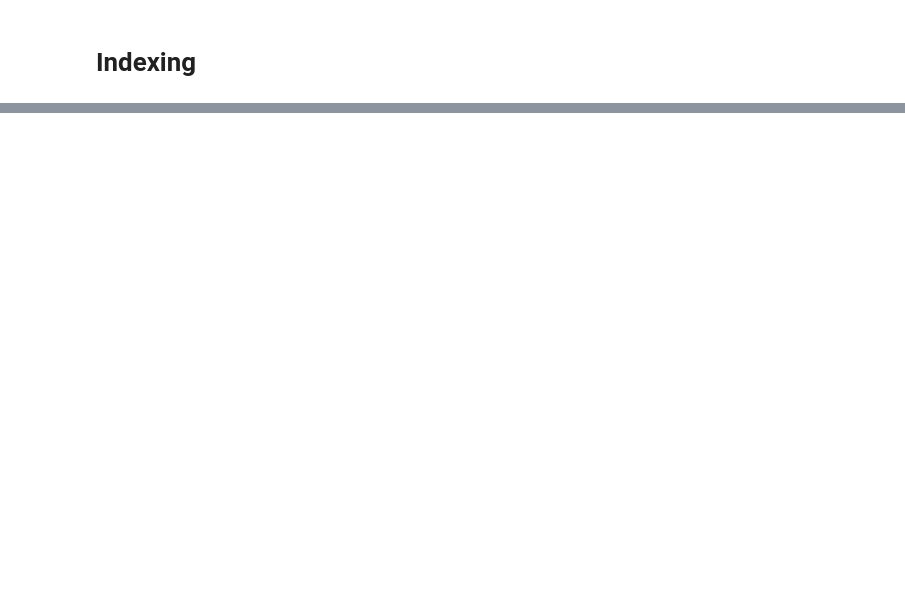
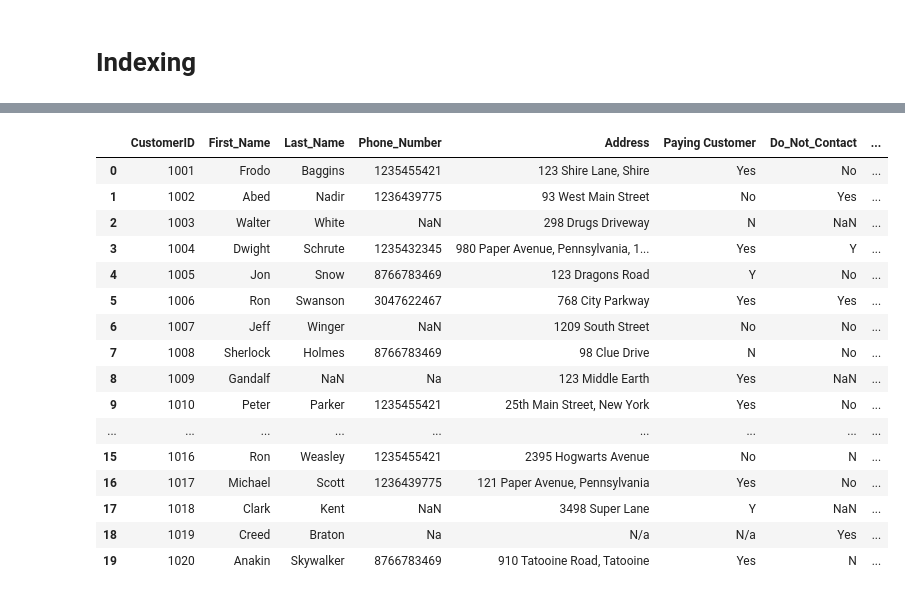
Before and after one commit to Brian342/Jupyter_NoteBook, a Jupyter notebook: pandas.ipynb, the cells around one changed output, grey strips where cells are left out. Cells and saved outputs as stored; diff of their text form; code cells hidden in the pictures; blank space fills up the shorter version.

```diff
--- a/pandas.ipynb
+++ b/pandas.ipynb
@@ -321,0 +427,8 @@ Name: (Europe, Albania), dtype: object
+# %%
+# df['Last_Name'].str.lstrip("...")
+# df['Last_Name'] = df['Last_Name'].str.lstrip("/")
+# df['Last_Name'] = df['Last_Name'].str.lstrip("...")
+# df['Last_Name'] = df['Last_Name'].str.rstrip("_")
+df['Last_Name'] = df['Last_Name'].str.lstrip("123._/")
+
+# df
@@ -321,0 +453,9 @@ Name: (Europe, Albania), dtype: object
+# %%
+df['Phone_Number'] = df['Phone_Number'].str.replace('[^a-zA-Z0-9]','', regex= True)
+# df['Phone_Number']= df['Phone_Number'].apply(lambda x : str(x))
+
+# df['Phone_Number'] = df['Phone_Number'].apply(lambda x: x[0:3] + '-' + x[3:6] + '-' + x[6:10])
+# df['Phone_Number'] = df['Phone_Number'].str.replace('nan--', '', regex = True)
+# df['Phone_Number'] = df['Phone_Number'].str.replace('Na--', '', regex = True)
+# df
+df
@@ -321,0 +480,21 @@ Name: (Europe, Albania), dtype: object
+# %%
+df[['street Address', "state", "zip_code"]] = df["Address"].str.split(',',n=2, expand=True)
+df
+# %% [output]
+|  | CustomerID | First_Name | Last_Name | Phone_Number | Address | Paying Customer | Do_Not_Contact | ... |
+| 0 | 1001 | Frodo | Baggins | 1235455421 | 123 Shire Lane, Shire | Yes | No | ... |
+| 1 | 1002 | Abed | Nadir | 1236439775 | 93 West Main Street | No | Yes | ... |
+| 2 | 1003 | Walter | White | NaN | 298 Drugs Driveway | N | NaN | ... |
+| 3 | 1004 | Dwight | Schrute | 1235432345 | 980 Paper Avenue, Pennsylvania, 1... | Yes | Y | ... |
+| 4 | 1005 | Jon | Snow | 8766783469 | 123 Dragons Road | Y | No | ... |
+| 5 | 1006 | Ron | Swanson | 3047622467 | 768 City Parkway | Yes | Yes | ... |
+| 6 | 1007 | Jeff | Winger | NaN | 1209 South Street | No | No | ... |
+| 7 | 1008 | Sherlock | Holmes | 8766783469 | 98 Clue Drive | N | No | ... |
+| 8 | 1009 | Gandalf | NaN | Na | 123 Middle Earth | Yes | NaN | ... |
+| 9 | 1010 | Peter | Parker | 1235455421 | 25th Main Street, New York | Yes | No | ... |
+| ... | ... | ... | ... | ... | ... | ... | ... | ... |
+| 15 | 1016 | Ron | Weasley | 1235455421 | 2395 Hogwarts Avenue | No | N | ... |
+| 16 | 1017 | Michael | Scott | 1236439775 | 121 Paper Avenue, Pennsylvania | Yes | No | ... |
+| 17 | 1018 | Clark | Kent | NaN | 3498 Super Lane | Y | NaN | ... |
+| 18 | 1019 | Creed | Braton | Na | N/a | N/a | Yes | ... |
+| 19 | 1020 | Anakin | Skywalker | 8766783469 | 910 Tatooine Road, Tatooine | Yes | N | ... |
```
Also changed, not shown: parts of 74 cells of this notebook, 4 other files.
